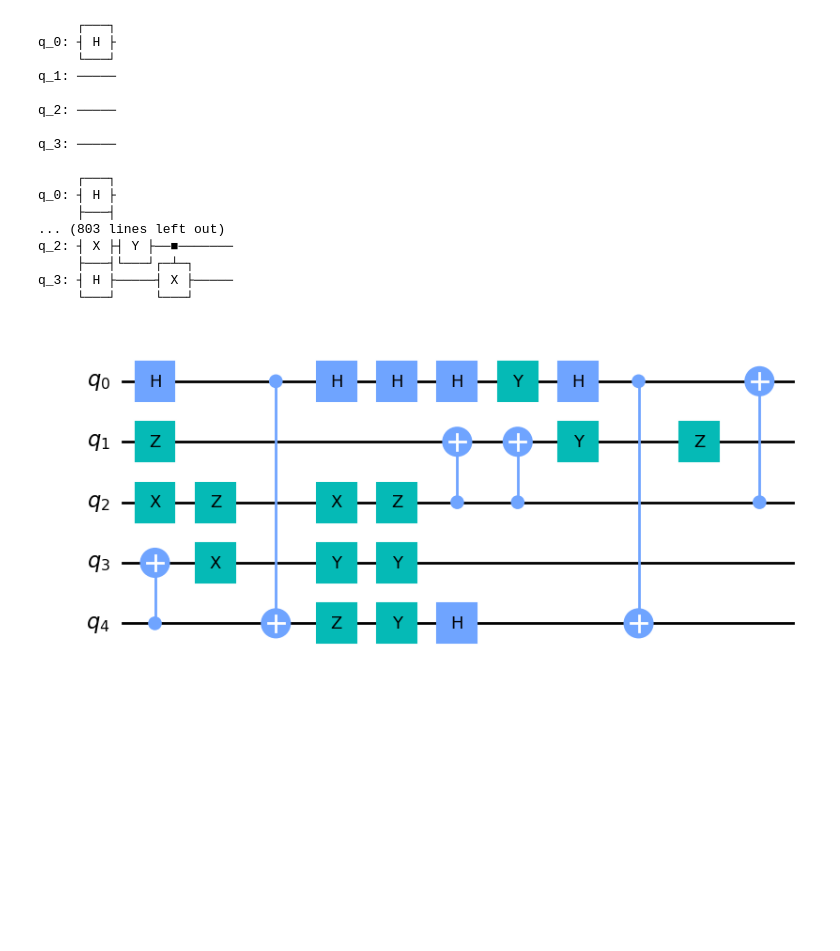
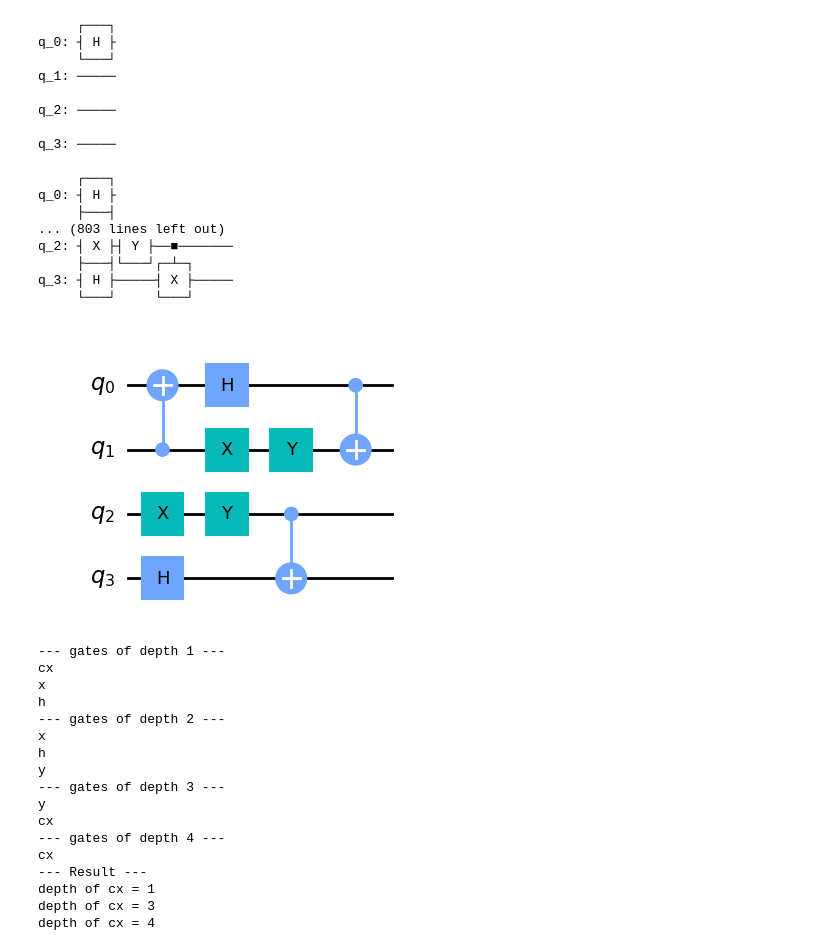
Before and after one commit to LBNL-HEP-QIS/QuantumPartonShower, a Jupyter notebook: qiskit_code/experiment3.ipynb, the cells around one changed output. Saved outputs shown, nothing was run; the diff lists cells and outputs as text; code cells hidden in the pictures; blank space fills up the shorter version.

```diff
--- a/qiskit_code/experiment3.ipynb
+++ b/qiskit_code/experiment3.ipynb
@@ -433,6 +436,44 @@ q_2: ┤ X ├┤ Y ├──■───────
      ├───┤└───┘┌─┴─┐
 q_3: ┤ H ├─────┤ X ├─────
      └───┘     └───┘
+# %%
+circuit10.draw('mpl')
+# %% [output]
+[figure, added]
 # %%
+dag = circuit_to_dag(circuit10)
+
+depth = 0
+depth_ls = []
+
+for layer in dag.layers(): # layer 層目
+    depth += 1
+    subdag = layer['graph']
+    print(f'--- gates of depth {depth} --- ')
+    for index in range (len(subdag.op_nodes())):
+        node = subdag.op_nodes()[index]
+        print(node.name)
+        if node.name == 'cx':
+            depth_ls.append(depth)
+
+print(f'--- Result --- ')
+for i in depth_ls:
+    print(f'depth of cx = {i}')
 # %% [output]
-[figure, removed]
+--- gates of depth 1 ---
+cx
+x
+h
+--- gates of depth 2 ---
+x
+h
+y
+--- gates of depth 3 ---
+y
+cx
+--- gates of depth 4 ---
+cx
+--- Result ---
+depth of cx = 1
+depth of cx = 3
+depth of cx = 4
```
Also changed, not shown: parts of 2 cells of this notebook, 2 other files.
